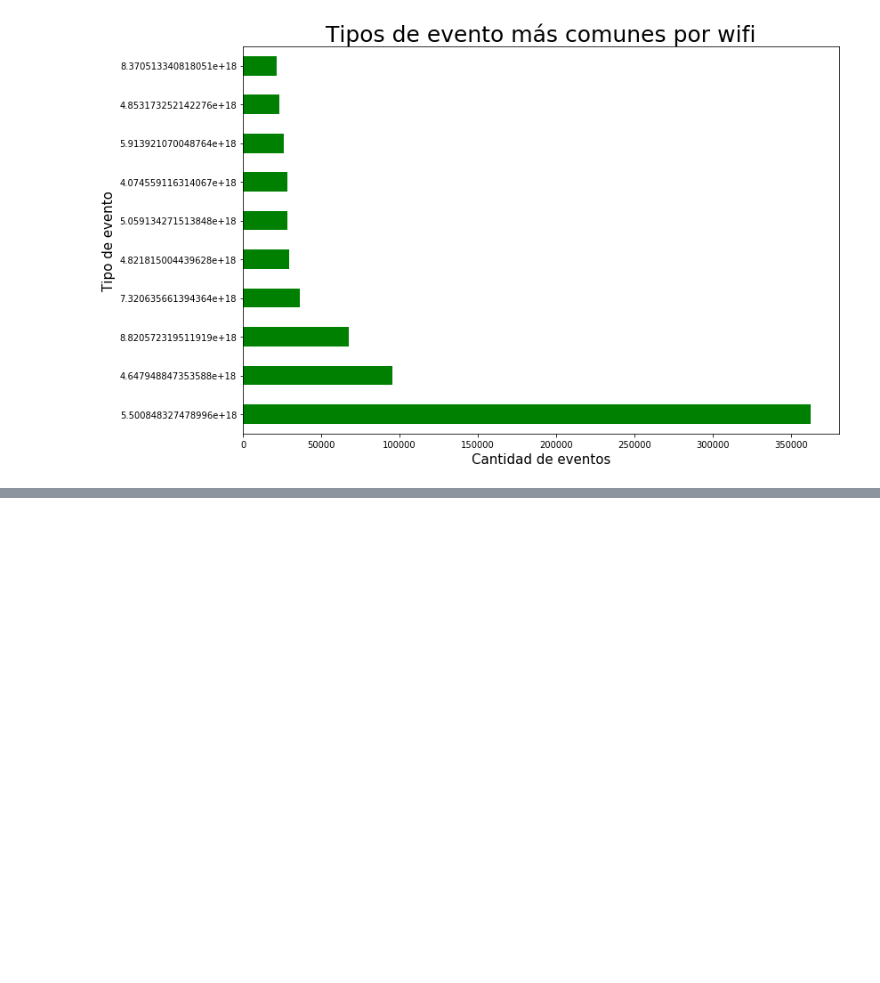
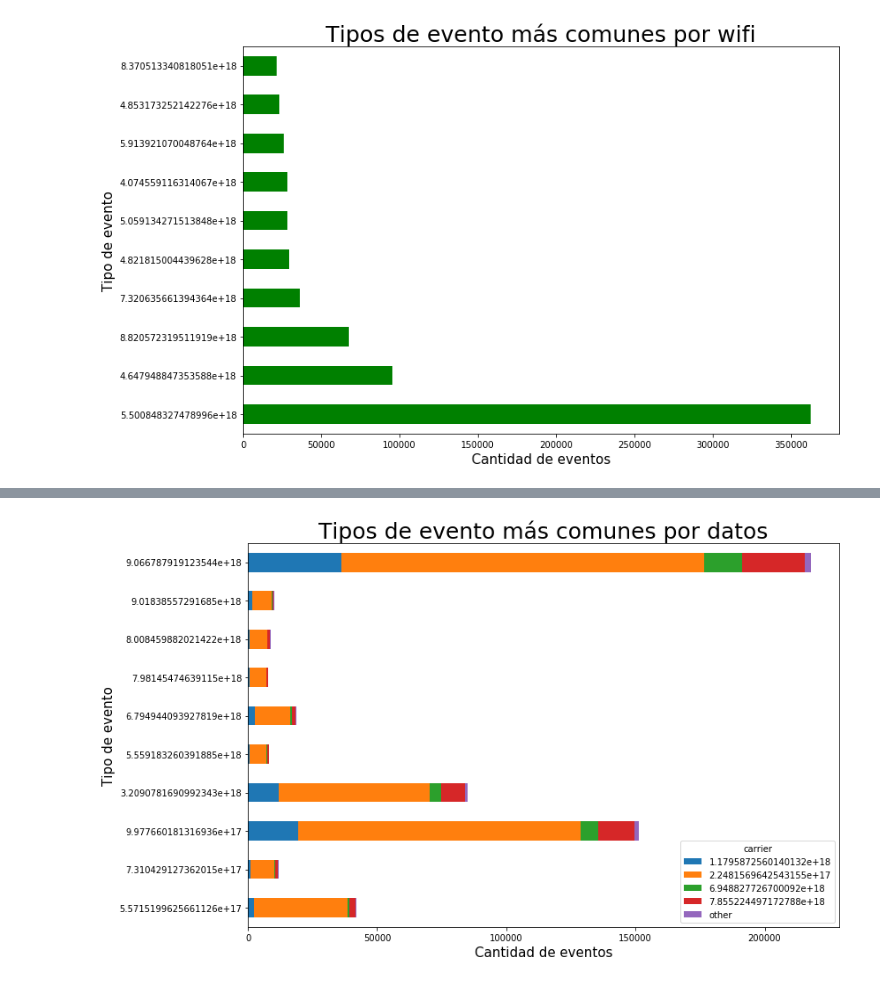
Before and after one commit to shizus/7506-1c2019, a Jupyter notebook: scripts/events.ipynb, the cells around one changed output, grey strips where cells are left out. Drawn from its saved outputs; the diff is of its cells as text; code cells hidden in the pictures; blank space fills up the shorter version.

```diff
--- a/scripts/events.ipynb
+++ b/scripts/events.ipynb
@@ -1011,0 +1047,11 @@ topappsxwifi = wifi['']
+# %%
+order =
+eventsxdatos = evxdatos[['carrier', 'count', 'kind']].groupby('kind').agg({'carrier' : 'value_counts'})
+eventsxdatos['carrier'].unstack().plot(kind = 'barh', stacked = True, figsize = (12,8))
+plt.title('Tipos de evento más comunes por datos', size = 25)
+plt.ylabel('Tipo de evento', size = 15)
+plt.xticks(rotation = 'horizontal')
+plt.xlabel('Cantidad de eventos', size = 15)
+plt.show()
+# %% [output]
+[figure, added]
```
Also changed, not shown: parts of 4 cells of this notebook.
